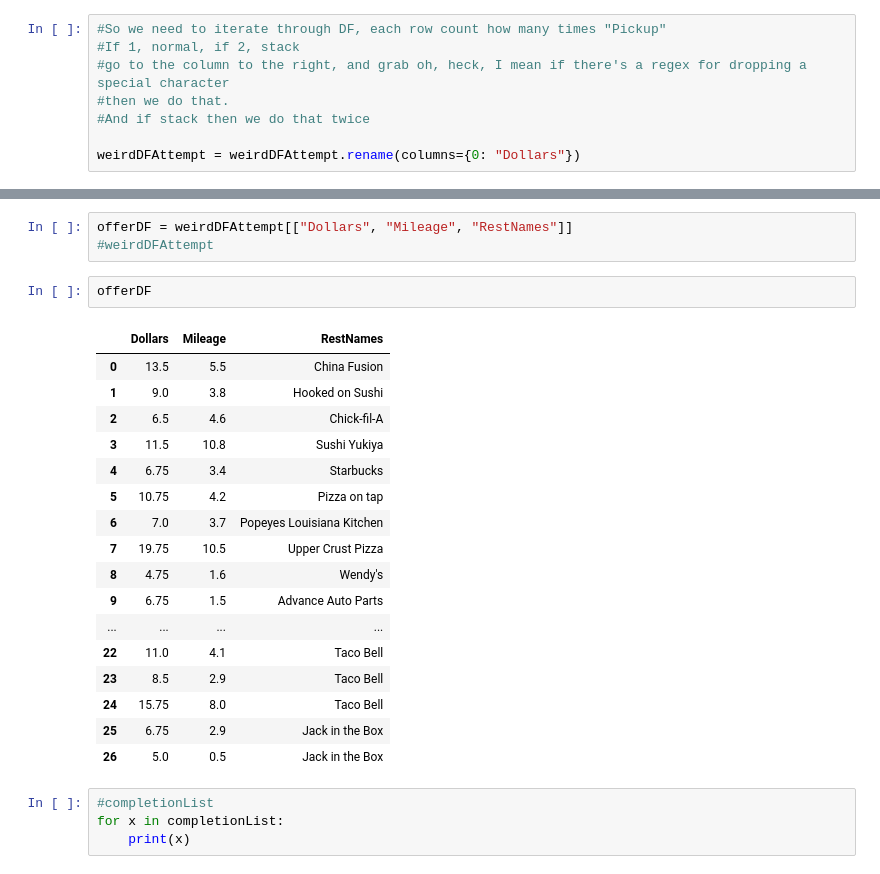
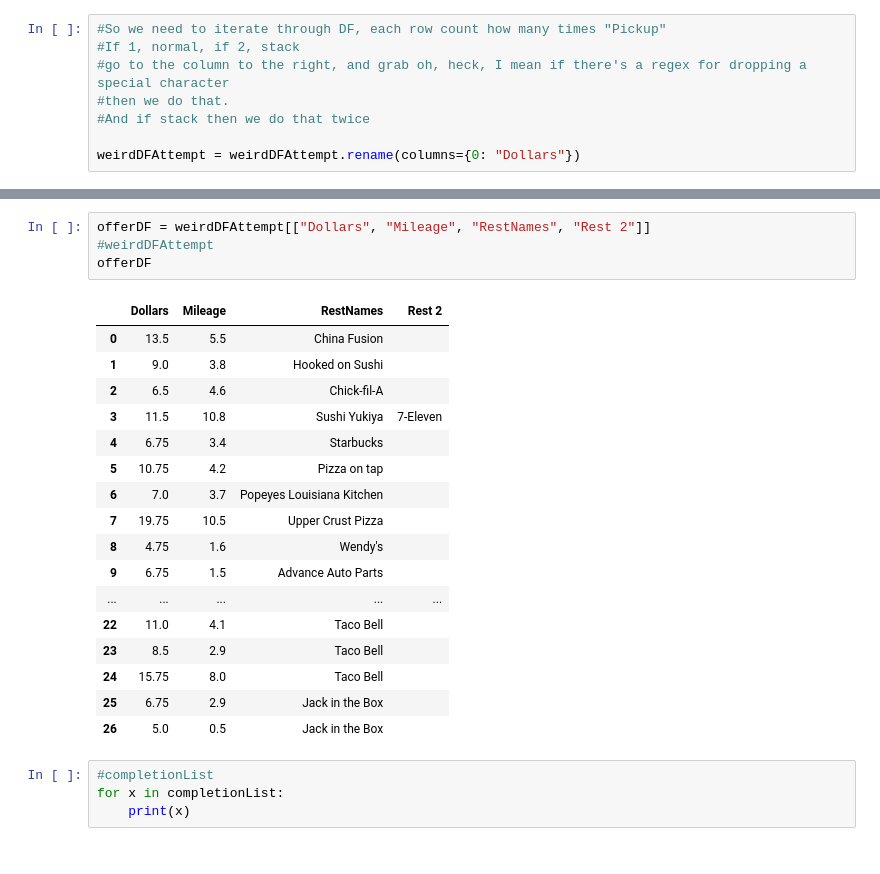
Before and after one commit to Crawford92/DeliveryData, a Jupyter notebook: ImageProcessingDoodle.ipynb, the cells around one changed output, grey strips where cells are left out. Saved outputs shown, nothing was run; the diff lists cells and outputs as text.

```diff
--- a/ImageProcessingDoodle.ipynb
+++ b/ImageProcessingDoodle.ipynb
@@ -1341,26 +1355,25 @@ weirdDFAttempt
 # %%
-offerDF = weirdDFAttempt[["Dollars", "Mileage", "RestNames"]]
+offerDF = weirdDFAttempt[["Dollars", "Mileage", "RestNames", "Rest 2"]]
 #weirdDFAttempt
+offerDF
+# %% [output]
+|  | Dollars | Mileage | RestNames | Rest 2 |
+| 0 | 13.5 | 5.5 | China Fusion |  |
+| 1 | 9.0 | 3.8 | Hooked on Sushi |  |
+| 2 | 6.5 | 4.6 | Chick-fil-A |  |
+| 3 | 11.5 | 10.8 | Sushi Yukiya | 7-Eleven |
+| 4 | 6.75 | 3.4 | Starbucks |  |
+| 5 | 10.75 | 4.2 | Pizza on tap |  |
+| 6 | 7.0 | 3.7 | Popeyes Louisiana Kitchen |  |
+| 7 | 19.75 | 10.5 | Upper Crust Pizza |  |
+| 8 | 4.75 | 1.6 | Wendy's |  |
+| 9 | 6.75 | 1.5 | Advance Auto Parts |  |
+| ... | ... | ... | ... | ... |
+| 22 | 11.0 | 4.1 | Taco Bell |  |
+| 23 | 8.5 | 2.9 | Taco Bell |  |
+| 24 | 15.75 | 8.0 | Taco Bell |  |
+| 25 | 6.75 | 2.9 | Jack in the Box |  |
+| 26 | 5.0 | 0.5 | Jack in the Box |  |
-# %%
-offerDF
-# %% [output]
-|  | Dollars | Mileage | RestNames |
-| 0 | 13.5 | 5.5 | China Fusion |
-| 1 | 9.0 | 3.8 | Hooked on Sushi |
-| 2 | 6.5 | 4.6 | Chick-fil-A |
-| 3 | 11.5 | 10.8 | Sushi Yukiya |
-| 4 | 6.75 | 3.4 | Starbucks |
-| 5 | 10.75 | 4.2 | Pizza on tap |
-| 6 | 7.0 | 3.7 | Popeyes Louisiana Kitchen |
-| 7 | 19.75 | 10.5 | Upper Crust Pizza |
-| 8 | 4.75 | 1.6 | Wendy's |
-| 9 | 6.75 | 1.5 | Advance Auto Parts |
-| ... | ... | ... | ... |
-| 22 | 11.0 | 4.1 | Taco Bell |
-| 23 | 8.5 | 2.9 | Taco Bell |
-| 24 | 15.75 | 8.0 | Taco Bell |
-| 25 | 6.75 | 2.9 | Jack in the Box |
-| 26 | 5.0 | 0.5 | Jack in the Box |
 # %%
 #completionList
 for x in completionList:
```
Also changed, not shown: parts of 3 cells of this notebook.
